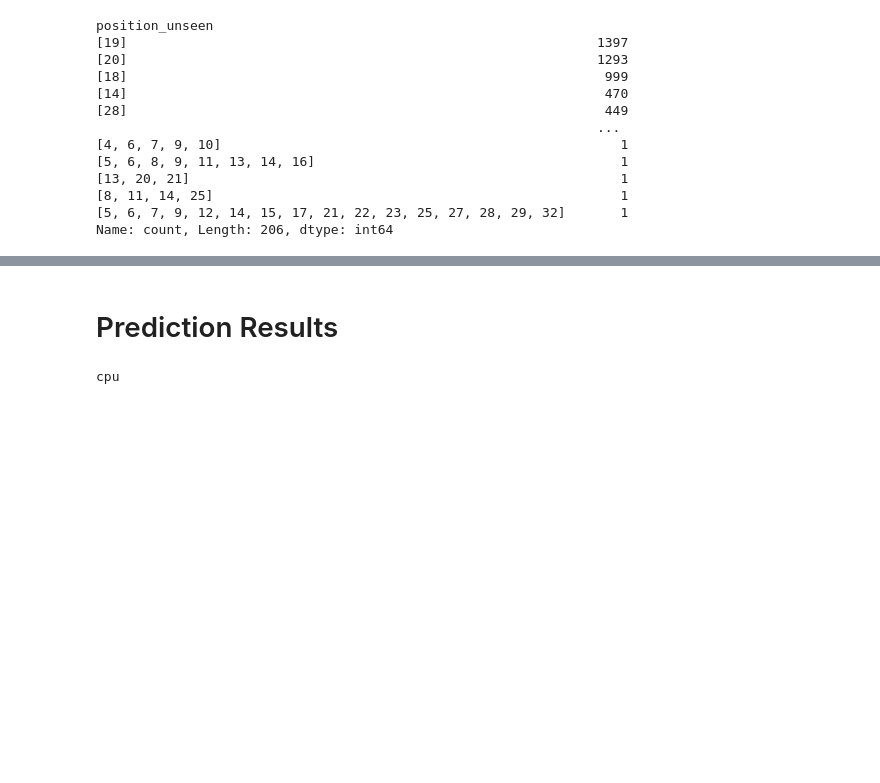
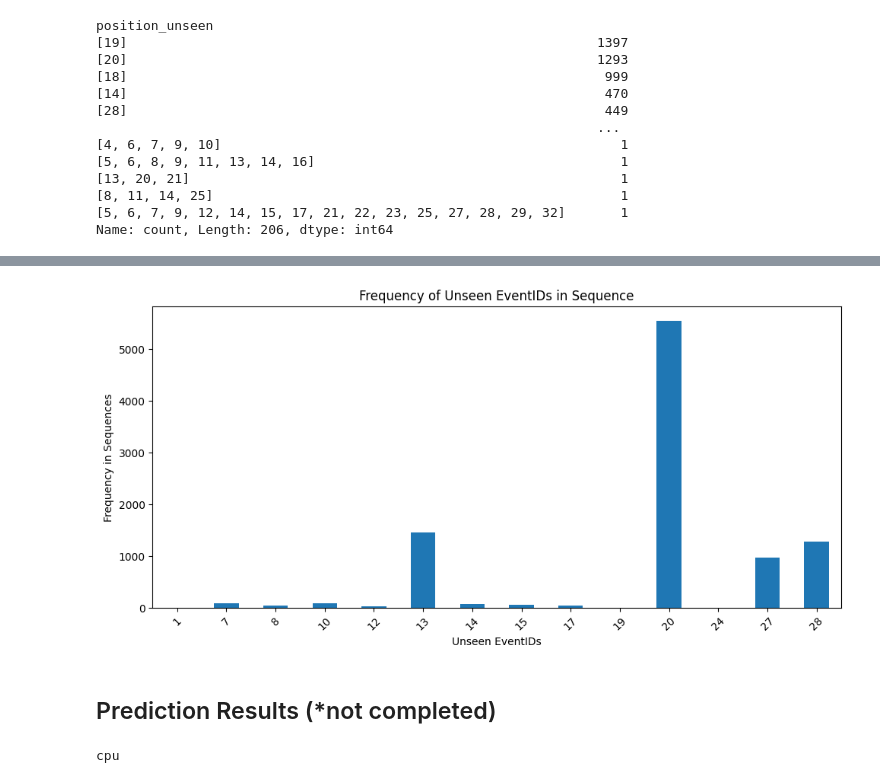
Before and after one commit to miqbal-id27/controlroom-xai-alarm-support-transformer, a Jupyter notebook: notebooks/00_exploration.ipynb, the cells around one changed output, grey strips where cells are left out. Drawn from its saved outputs; the diff is of its cells as text; code cells hidden in the pictures; blank space fills up the shorter version.

```diff
--- a/notebooks/00_exploration.ipynb
+++ b/notebooks/00_exploration.ipynb
@@ -1060,0 +1617,16 @@ Name: count, Length: 206, dtype: int64
+# %%
+# explode list values into one row per position
+unseen_exploded = pos_df.explode("unseen_events_in_seq")
+
+# remove missing values and ensure integer type
+unseen_exploded = unseen_exploded.dropna(subset=["unseen_events_in_seq"])
+unseen_exploded["unseen_events_in_seq"] = unseen_exploded["unseen_events_in_seq"].astype(int)
+
+# count each position
+unseen_frequency = (
+    unseen_exploded["unseen_events_in_seq"]
+    .value_counts()
+    .sort_index()
+)
+
+print(unseen_frequency)
@@ -1061,5 +1650,20 @@ Name: count, Length: 206, dtype: int64
+# %%
+plt.figure(figsize=(10, 5))
+
+unseen_frequency.plot(kind="bar")
+
+plt.xlabel("Unseen EventIDs")
+plt.ylabel("Frequency in Sequences")
+plt.title("Frequency of Unseen EventIDs in Sequence")
+
+plt.xticks(rotation=45)
+
+plt.tight_layout()
+plt.show()
+# %% [output]
+[figure, added]
 # %% [markdown]
-# Prediction Results
+## Prediction Results (*not completed)
 # %%
 import torch
 from torch.autograd import Variable
```
Also changed, not shown: parts of 420 cells of this notebook, 34 other files.
